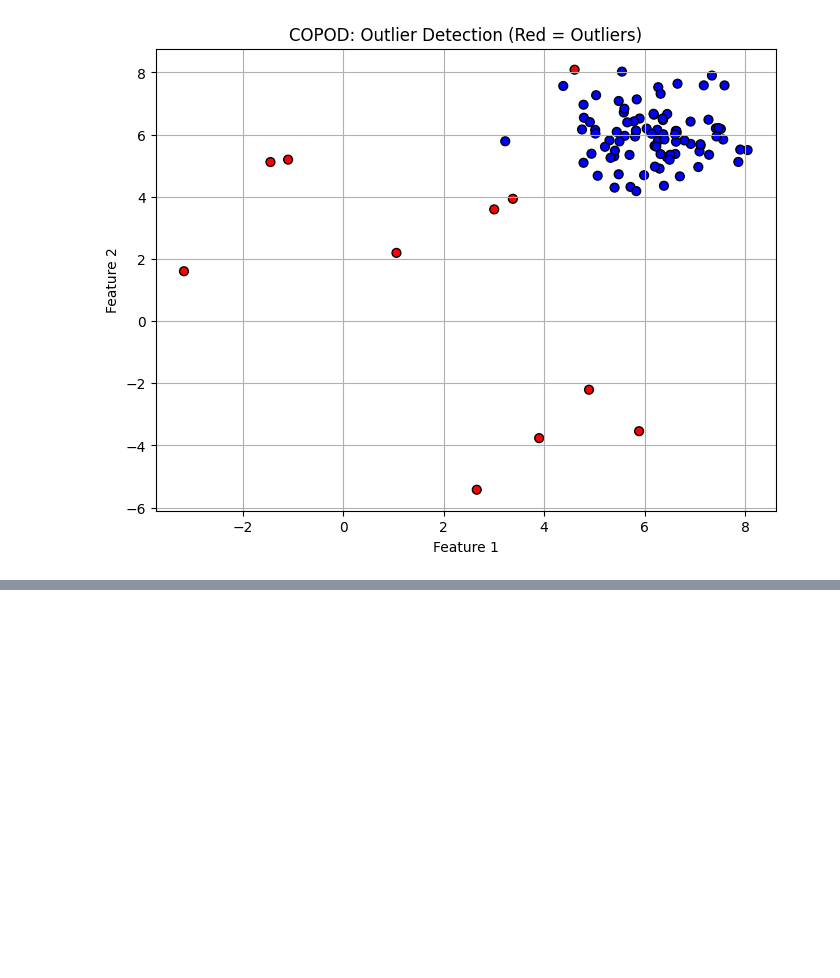
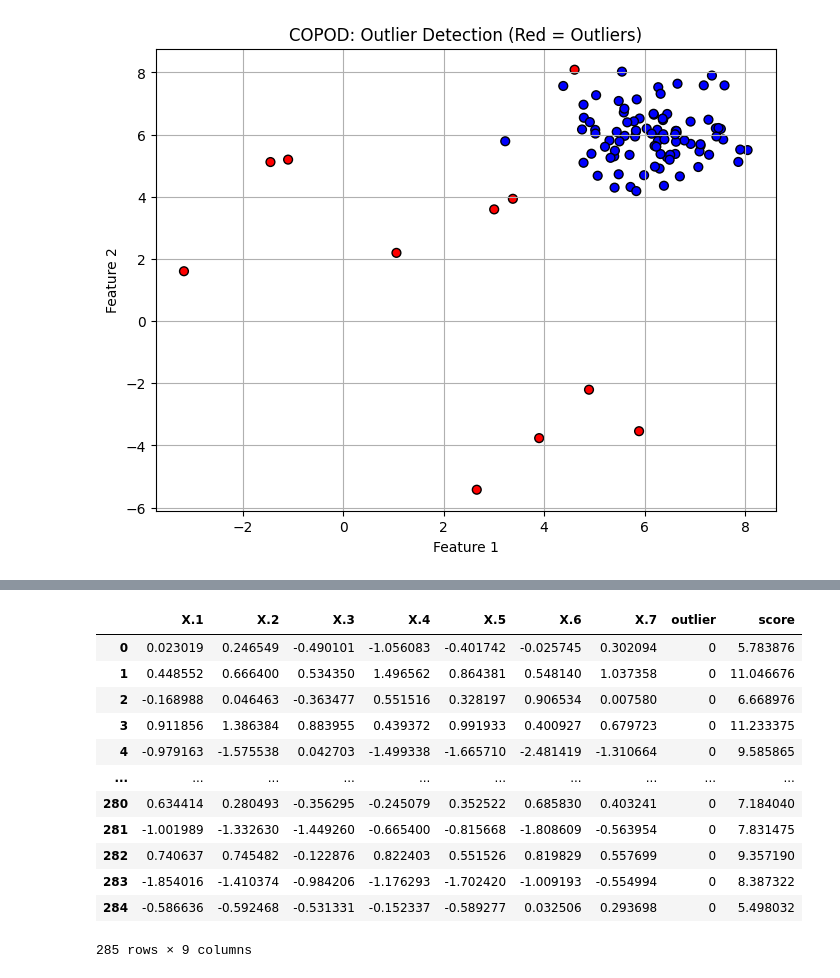
Before and after one commit to Adibank/DPDM, a Jupyter notebook: Project.ipynb, the cells around one changed output, grey strips where cells are left out. Saved outputs shown, nothing was run; the diff lists cells and outputs as text; code cells hidden in the pictures; blank space fills up the shorter version.

```diff
--- a/Project.ipynb
+++ b/Project.ipynb
@@ -1181,0 +1256,10 @@ Outlier scores (first 10): [2.14843441 2.45495957 2.94846984 2.63418035 2.952247
+# %%
+from pyod.models.copod import COPOD
+
+model = COPOD()
+model.fit(df)
+outlier_labels = model.predict(df)
+
+# เพิ่มคอลัมน์แสดงผล
+df['outlier'] = outlier_labels
+df.head()
@@ -1181,0 +1273,16 @@ Outlier scores (first 10): [2.14843441 2.45495957 2.94846984 2.63418035 2.952247
+# %%
+df
+# %% [output]
+|  | X.1 | X.2 | X.3 | X.4 | X.5 | X.6 | X.7 | outlier | score |
+| 0 | 0.023019 | 0.246549 | -0.490101 | -1.056083 | -0.401742 | -0.025745 | 0.302094 | 0 | 5.783876 |
+| 1 | 0.448552 | 0.666400 | 0.534350 | 1.496562 | 0.864381 | 0.548140 | 1.037358 | 0 | 11.046676 |
+| 2 | -0.168988 | 0.046463 | -0.363477 | 0.551516 | 0.328197 | 0.906534 | 0.007580 | 0 | 6.668976 |
+| 3 | 0.911856 | 1.386384 | 0.883955 | 0.439372 | 0.991933 | 0.400927 | 0.679723 | 0 | 11.233375 |
+| 4 | -0.979163 | -1.575538 | 0.042703 | -1.499338 | -1.665710 | -2.481419 | -1.310664 | 0 | 9.585865 |
+| ... | ... | ... | ... | ... | ... | ... | ... | ... | ... |
+| 280 | 0.634414 | 0.280493 | -0.356295 | -0.245079 | 0.352522 | 0.685830 | 0.403241 | 0 | 7.184040 |
+| 281 | -1.001989 | -1.332630 | -1.449260 | -0.665400 | -0.815668 | -1.808609 | -0.563954 | 0 | 7.831475 |
+| 282 | 0.740637 | 0.745482 | -0.122876 | 0.822403 | 0.551526 | 0.819829 | 0.557699 | 0 | 9.357190 |
+| 283 | -1.854016 | -1.410374 | -0.984206 | -1.176293 | -1.702420 | -1.009193 | -0.554994 | 0 | 8.387322 |
+| 284 | -0.586636 | -0.592468 | -0.531331 | -0.152337 | -0.589277 | 0.032506 | 0.293698 | 0 | 5.498032 |
+285 rows × 9 columns
```
Also changed, not shown: parts of 3 cells of this notebook.
